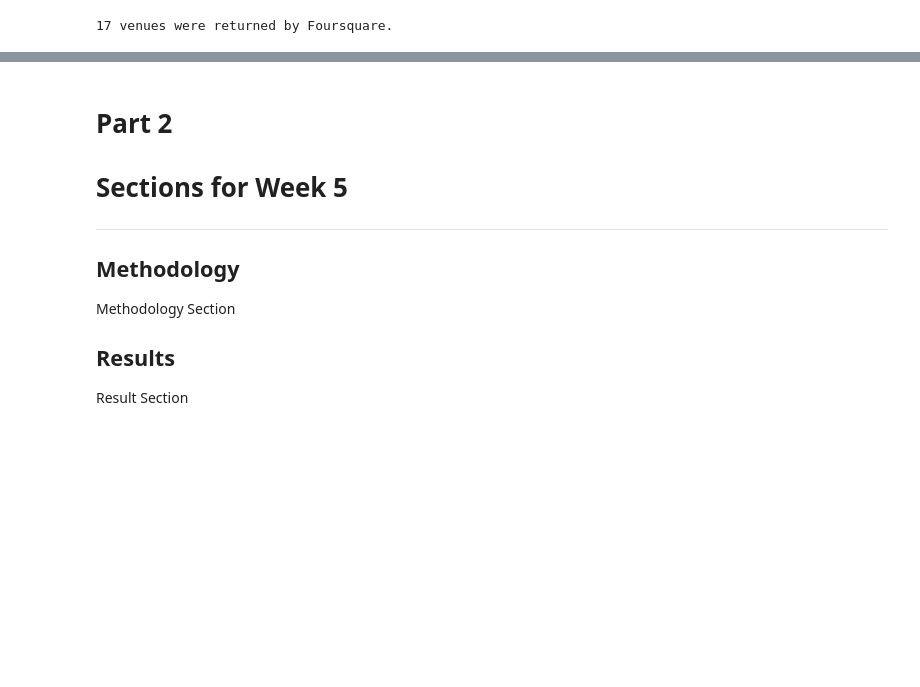
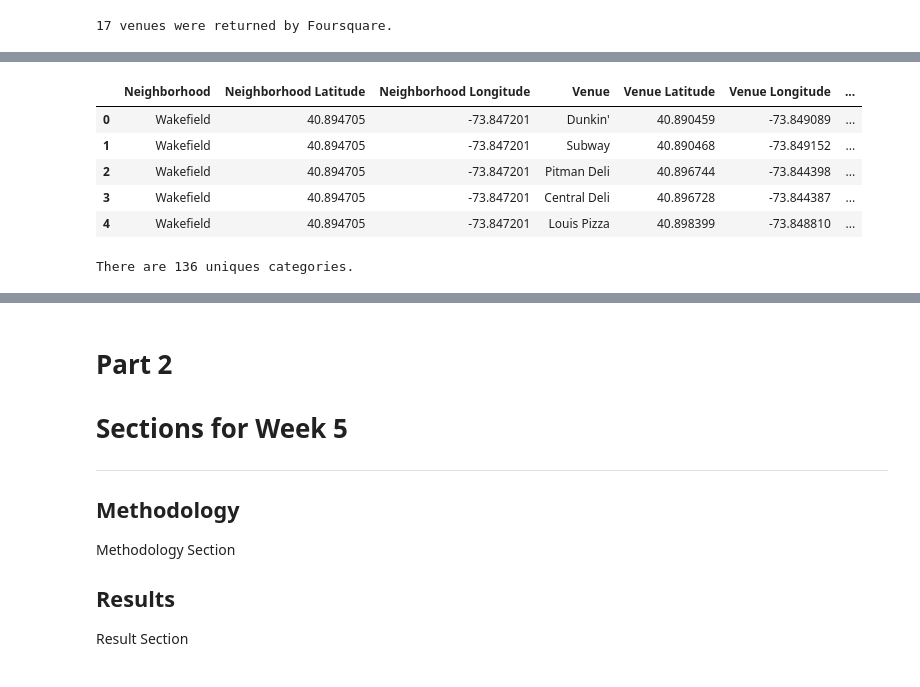
Before and after one commit to MayureshBakshi/Coursera_Capstone, a Jupyter notebook: Applied Data Science Capstone Week 4.ipynb, the cells around one changed output, grey strips where cells are left out. Saved outputs shown, nothing was run; the diff lists cells and outputs as text; code cells hidden in the pictures; blank space fills up the shorter version.

```diff
--- a/Applied Data Science Capstone Week 4.ipynb
+++ b/Applied Data Science Capstone Week 4.ipynb
@@ -318,0 +386,9 @@ print('{} venues were returned by Foursquare.'.format(nearby_venues.shape[0]))
+# %%
+neighborhoods_venues.head()
+# %% [output]
+|  | Neighborhood | Neighborhood Latitude | Neighborhood Longitude | Venue | Venue Latitude | Venue Longitude | ... |
+| 0 | Wakefield | 40.894705 | -73.847201 | Dunkin' | 40.890459 | -73.849089 | ... |
+| 1 | Wakefield | 40.894705 | -73.847201 | Subway | 40.890468 | -73.849152 | ... |
+| 2 | Wakefield | 40.894705 | -73.847201 | Pitman Deli | 40.896744 | -73.844398 | ... |
+| 3 | Wakefield | 40.894705 | -73.847201 | Central Deli | 40.896728 | -73.844387 | ... |
+| 4 | Wakefield | 40.894705 | -73.847201 | Louis Pizza | 40.898399 | -73.848810 | ... |
@@ -318,0 +400,5 @@ print('{} venues were returned by Foursquare.'.format(nearby_venues.shape[0]))
+# %%
+## Exploring all the unique food venue categories in above data
+print('There are {} uniques categories.'.format(len(neighborhoods_venues['Venue Category'].unique())))
+# %% [output]
+There are 136 uniques categories.
```
Also changed, not shown: parts of 13 cells of this notebook.
